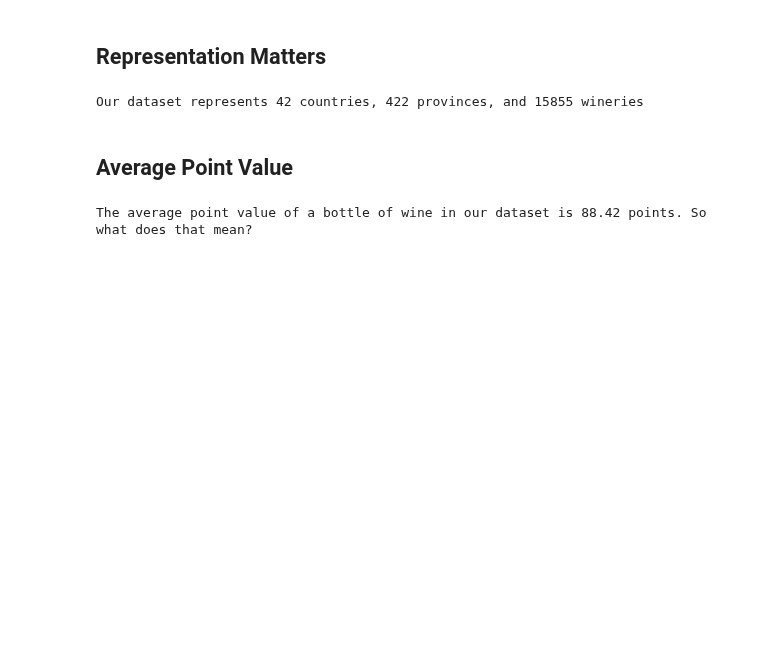
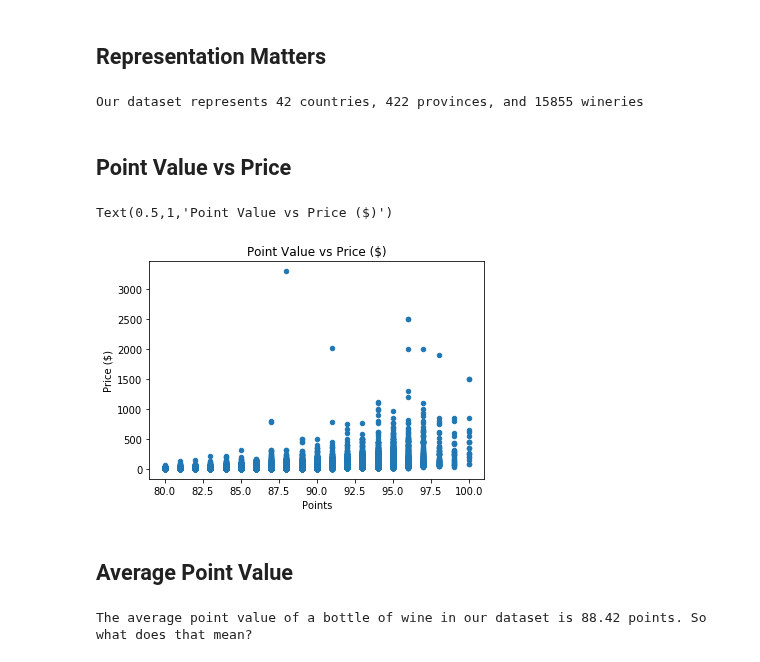
Before and after one commit to madengr00/PourTaste, a Jupyter notebook: Basic DataSet Information.ipynb, the cells around one changed output. Drawn from its saved outputs; the diff is of its cells as text; code cells hidden in the pictures; blank space fills up the shorter version.

```diff
--- a/Basic DataSet Information.ipynb
+++ b/Basic DataSet Information.ipynb
@@ -34,6 +35,16 @@ winery_count = wine_df["winery"].nunique()
 print(f"Our dataset represents {country_count} countries, {province_count} provinces, and {winery_count} wineries.")
 # %% [output]
 Our dataset represents 42 countries, 422 provinces, and 15855 wineries
+# %% [markdown]
+## Point Value vs Price
+# %%
+wine_df.plot(kind="scatter", x=["points"], y=["price"], marker="o")
+plt.xlabel("Points")
+plt.ylabel("Price ($)")
+plt.title("Point Value vs Price ($)")
+# %% [output]
+Text(0.5,1,'Point Value vs Price ($)')
+[figure, added]
 # %% [markdown]
 ## Average Point Value
 # %%
```
Also changed, not shown: parts of 5 cells of this notebook.
